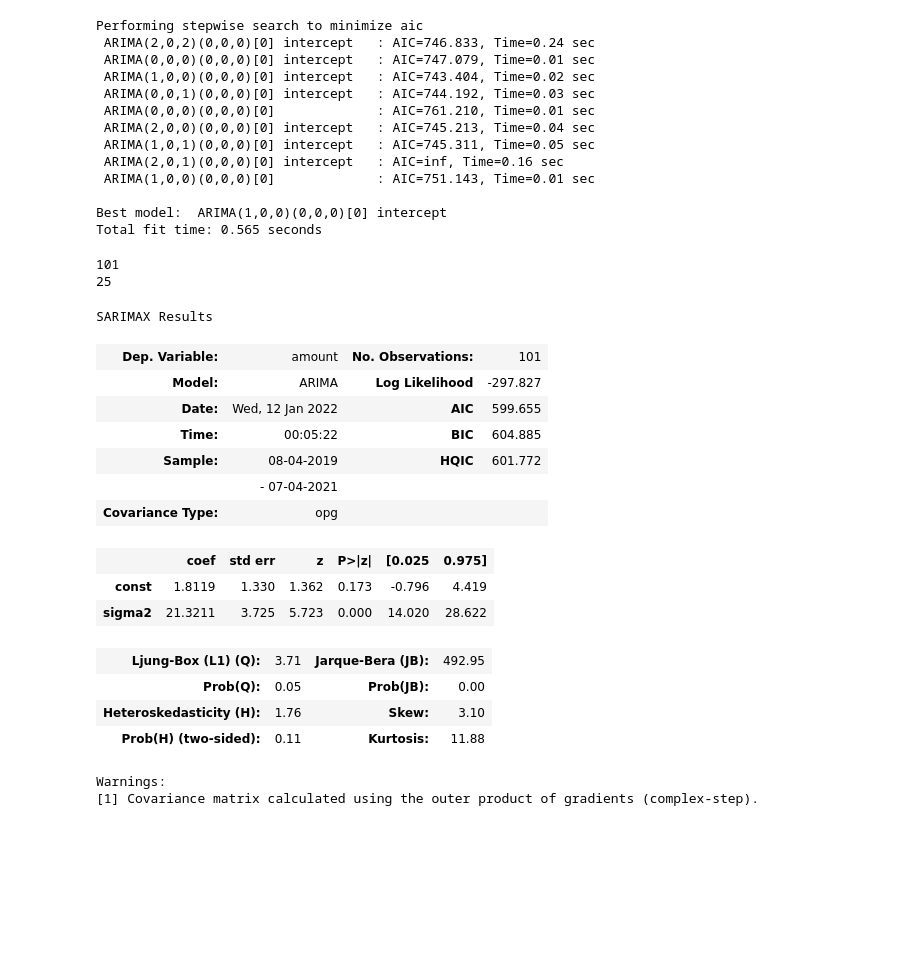
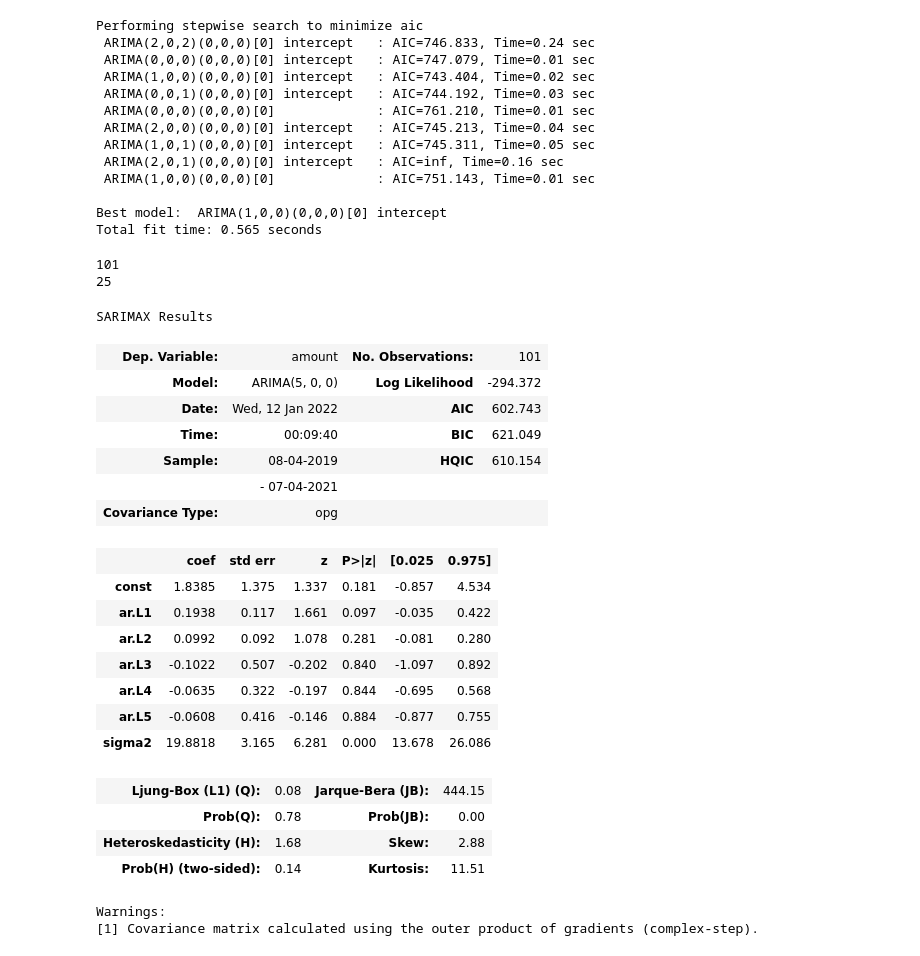
Before and after one commit to vladkyr/ium-21z, a Jupyter notebook: notebooks/arima_testing.ipynb, the cells around one changed output. Cells and saved outputs as stored; diff of their text form; code cells hidden in the pictures; blank space fills up the shorter version.

```diff
--- a/notebooks/arima_testing.ipynb
+++ b/notebooks/arima_testing.ipynb
@@ -34,6 +41,6 @@ print(products_per_day)
 products_per_day['date']=pd.to_datetime(products_per_day['date'])
 products_per_day['product_id'] = products_per_day['product_id'].astype(str)
 df=products_per_day[products_per_day['product_id']=='1007']
-print(df)
-df=df.groupby(pd.Grouper(key='date', freq="W")).sum()
+df=df.groupby(pd.Grouper(key='date', freq="D")).sum() # tutaj moze byc też freq="W", musimy pomyśleć co jest lepsze
+print(df.tail(30))
 # %% [output]
@@ -96,30 +192,35 @@ Total fit time: 0.565 seconds
 # %%
 cutoff_point=int(len(df)*0.2)
 train=df[:-cutoff_point]
 test=df[-cutoff_point:]
 print(len(train))
 print(len(test))
-model=ARIMA(train['amount'],order=(0,0,0),freq='W')
+model=ARIMA(train['amount'],order=(5,0,0),freq='W')
 model=model.fit()
 model.summary()
 # %% [output]
 101
 25
 SARIMAX Results
 | Dep. Variable: | amount | No. Observations: | 101 |
-| Model: | ARIMA | Log Likelihood | -297.827 |
-| Date: | Wed, 12 Jan 2022 | AIC | 599.655 |
-| Time: | 00:05:22 | BIC | 604.885 |
-| Sample: | 08-04-2019 | HQIC | 601.772 |
+| Model: | ARIMA(5, 0, 0) | Log Likelihood | -294.372 |
+| Date: | Wed, 12 Jan 2022 | AIC | 602.743 |
+| Time: | 00:09:40 | BIC | 621.049 |
+| Sample: | 08-04-2019 | HQIC | 610.154 |
 |  | - 07-04-2021 |  |  |
 | Covariance Type: | opg |  |  |
 |  | coef | std err | z | P>|z| | [0.025 | 0.975] |
-| const | 1.8119 | 1.330 | 1.362 | 0.173 | -0.796 | 4.419 |
-| sigma2 | 21.3211 | 3.725 | 5.723 | 0.000 | 14.020 | 28.622 |
+| const | 1.8385 | 1.375 | 1.337 | 0.181 | -0.857 | 4.534 |
+| ar.L1 | 0.1938 | 0.117 | 1.661 | 0.097 | -0.035 | 0.422 |
+| ar.L2 | 0.0992 | 0.092 | 1.078 | 0.281 | -0.081 | 0.280 |
+| ar.L3 | -0.1022 | 0.507 | -0.202 | 0.840 | -1.097 | 0.892 |
+| ar.L4 | -0.0635 | 0.322 | -0.197 | 0.844 | -0.695 | 0.568 |
+| ar.L5 | -0.0608 | 0.416 | -0.146 | 0.884 | -0.877 | 0.755 |
+| sigma2 | 19.8818 | 3.165 | 6.281 | 0.000 | 13.678 | 26.086 |
-| Ljung-Box (L1) (Q): | 3.71 | Jarque-Bera (JB): | 492.95 |
-| Prob(Q): | 0.05 | Prob(JB): | 0.00 |
-| Heteroskedasticity (H): | 1.76 | Skew: | 3.10 |
-| Prob(H) (two-sided): | 0.11 | Kurtosis: | 11.88 |
+| Ljung-Box (L1) (Q): | 0.08 | Jarque-Bera (JB): | 444.15 |
+| Prob(Q): | 0.78 | Prob(JB): | 0.00 |
+| Heteroskedasticity (H): | 1.68 | Skew: | 2.88 |
+| Prob(H) (two-sided): | 0.14 | Kurtosis: | 11.51 |
 Warnings:
 [1] Covariance matrix calculated using the outer product of gradients (complex-step).
 # %%
```
Also changed, not shown: parts of 12 cells of this notebook.
